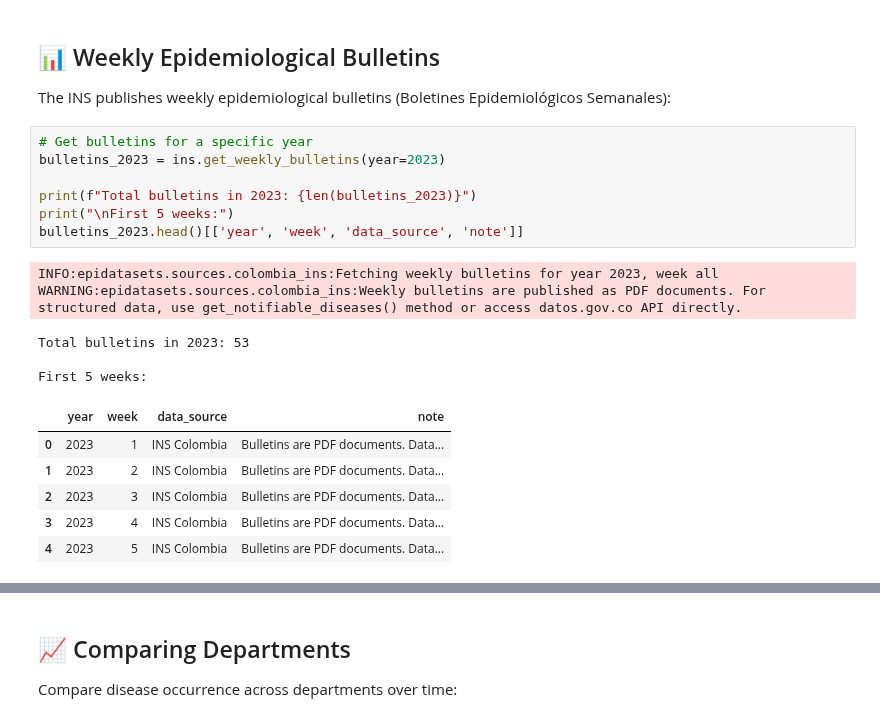
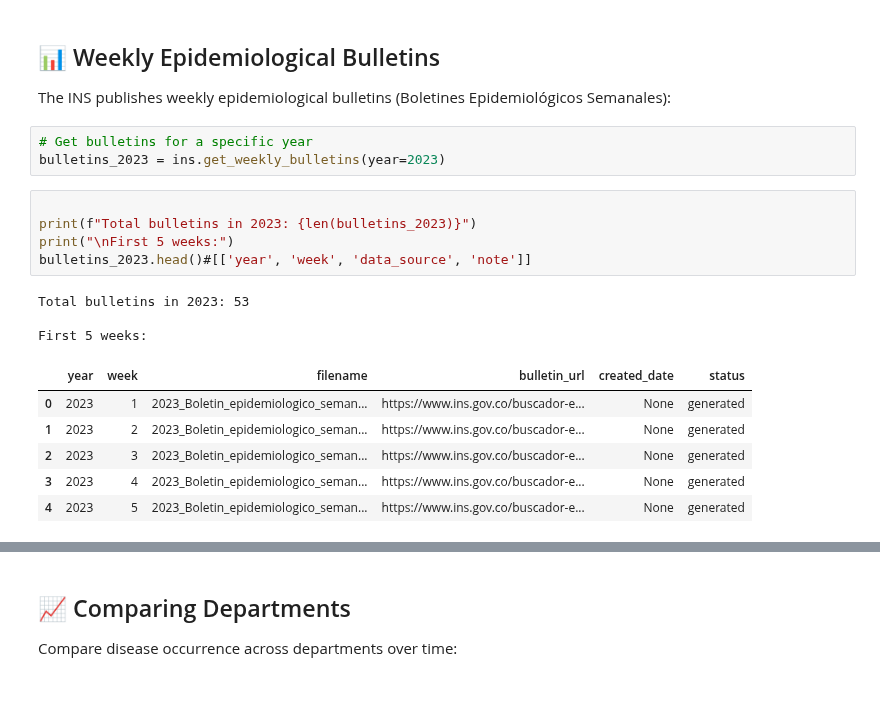
Before and after one commit to fccoelho/epidemiological-datasets, a Jupyter notebook: docs/examples/09_Colombia_INS_SIVIGILA_Data.ipynb, the cells around one changed output, grey strips where cells are left out. Drawn from its saved outputs; the diff is of its cells as text; blank space fills up the shorter version.

```diff
--- a/docs/examples/09_Colombia_INS_SIVIGILA_Data.ipynb
+++ b/docs/examples/09_Colombia_INS_SIVIGILA_Data.ipynb
@@ -234,25 +234,24 @@ Arboviruses tracked:
 ## 📊 Weekly Epidemiological Bulletins
 
 The INS publishes weekly epidemiological bulletins (Boletines Epidemiológicos Semanales):
+# %%
+# Get bulletins for a specific year
+bulletins_2023 = ins.get_weekly_bulletins(year=2023)
 # %%
-# Get bulletins for a specific year
-bulletins_2023 = ins.get_weekly_bulletins(year=2023)
 
 print(f"Total bulletins in 2023: {len(bulletins_2023)}")
 print("\nFirst 5 weeks:")
-bulletins_2023.head()[['year', 'week', 'data_source', 'note']]
+bulletins_2023.head()#[['year', 'week', 'data_source', 'note']]
 # %% [output]
-INFO:epidatasets.sources.colombia_ins:Fetching weekly bulletins for year 2023, week all
-WARNING:epidatasets.sources.colombia_ins:Weekly bulletins are published as PDF documents. For structured data, use get_notifiable_diseases() method or access datos.gov.co API directly.
+Total bulletins in 2023: 53
+
+First 5 weeks:
-Total bulletins in 2023: 53
-
-First 5 weeks:
-|  | year | week | data_source | note |
-| 0 | 2023 | 1 | INS Colombia | Bulletins are PDF documents. Data... |
-| 1 | 2023 | 2 | INS Colombia | Bulletins are PDF documents. Data... |
-| 2 | 2023 | 3 | INS Colombia | Bulletins are PDF documents. Data... |
-| 3 | 2023 | 4 | INS Colombia | Bulletins are PDF documents. Data... |
-| 4 | 2023 | 5 | INS Colombia | Bulletins are PDF documents. Data... |
+|  | year | week | filename | bulletin_url | created_date | status |
+| 0 | 2023 | 1 | 2023_Boletin_epidemiologico_seman... | https://www.ins.gov.co/buscador-e... | None | generated |
+| 1 | 2023 | 2 | 2023_Boletin_epidemiologico_seman... | https://www.ins.gov.co/buscador-e... | None | generated |
+| 2 | 2023 | 3 | 2023_Boletin_epidemiologico_seman... | https://www.ins.gov.co/buscador-e... | None | generated |
+| 3 | 2023 | 4 | 2023_Boletin_epidemiologico_seman... | https://www.ins.gov.co/buscador-e... | None | generated |
+| 4 | 2023 | 5 | 2023_Boletin_epidemiologico_seman... | https://www.ins.gov.co/buscador-e... | None | generated |
 # %%
 # Get specific week bulletin
 week_21 = ins.get_weekly_bulletins(year=2026, week=21)
```
Also changed, not shown: parts of 8 cells of this notebook, 4 other files.
